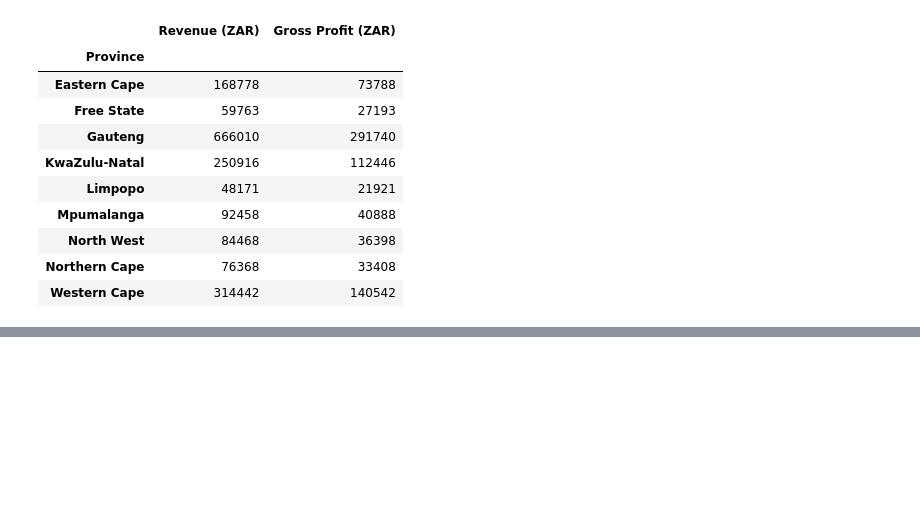
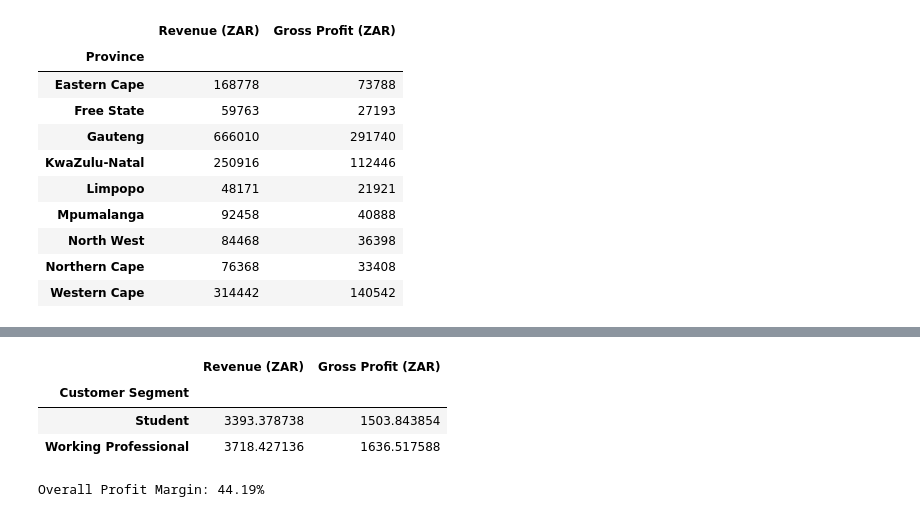
Before and after one commit to LawrenceOtieno/Tech-Trend-Dashboard, a Jupyter notebook: Analysis.ipynb, the cells around one changed output, grey strips where cells are left out. Saved outputs shown, nothing was run; the diff lists cells and outputs as text; code cells hidden in the pictures; blank space fills up the shorter version.

```diff
--- a/Analysis.ipynb
+++ b/Analysis.ipynb
@@ -120,0 +131,14 @@ df.groupby('Province')[['Revenue (ZAR)', 'Gross Profit (ZAR)']].sum()
+# %%
+df.groupby('Customer Segment')[['Revenue (ZAR)', 'Gross Profit (ZAR)']].mean()
+# %% [output]
+|  | Revenue (ZAR) | Gross Profit (ZAR) |
+| Customer Segment |  |  |
+| Student | 3393.378738 | 1503.843854 |
+| Working Professional | 3718.427136 | 1636.517588 |
+# %%
+total_revenue = df['Revenue (ZAR)'].sum()
+total_profit = df['Gross Profit (ZAR)'].sum()
+profit_margin = (total_profit / total_revenue) * 100
+print(f"Overall Profit Margin: {profit_margin:.2f}%")
+# %% [output]
+Overall Profit Margin: 44.19%
```
Also changed, not shown: parts of 7 cells of this notebook.
